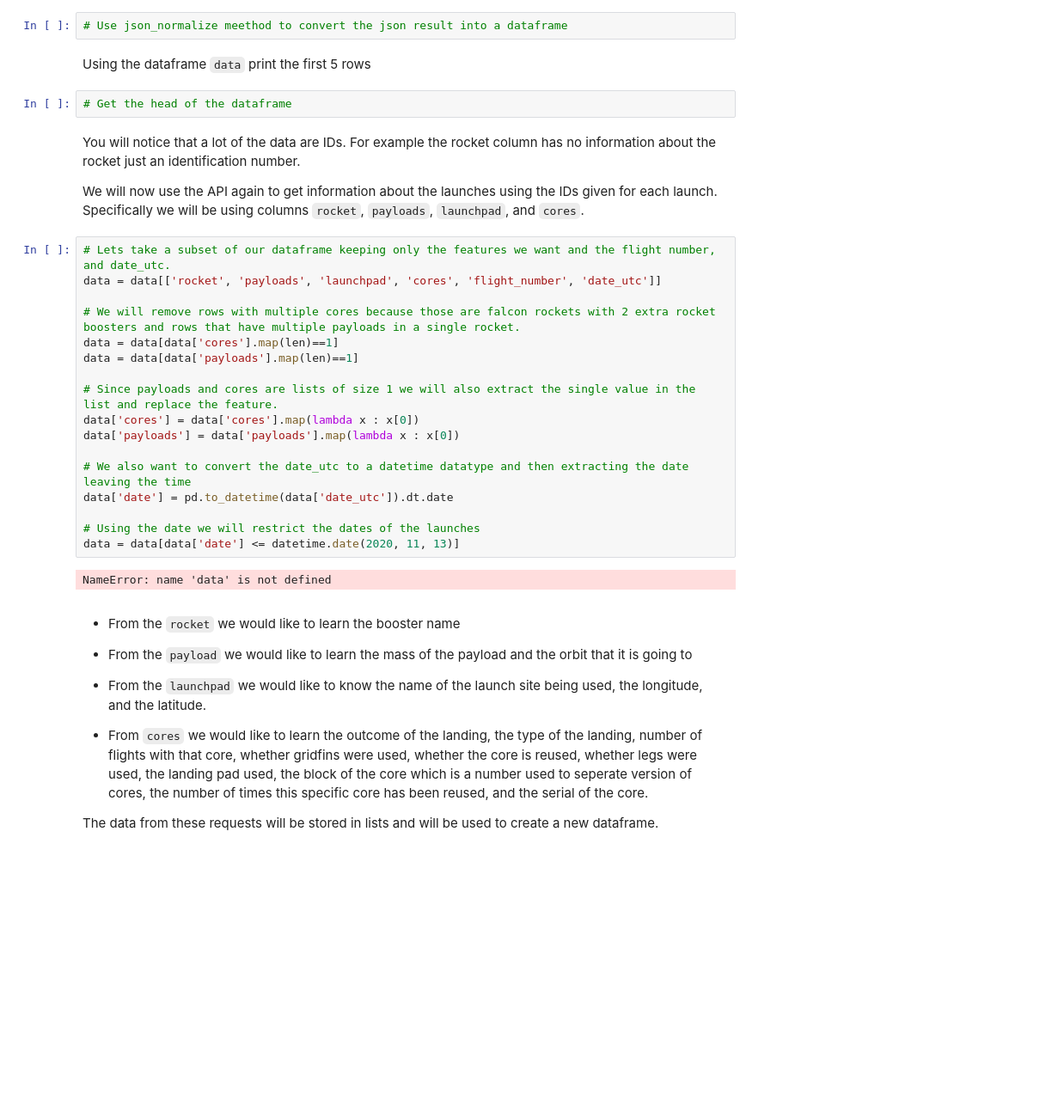
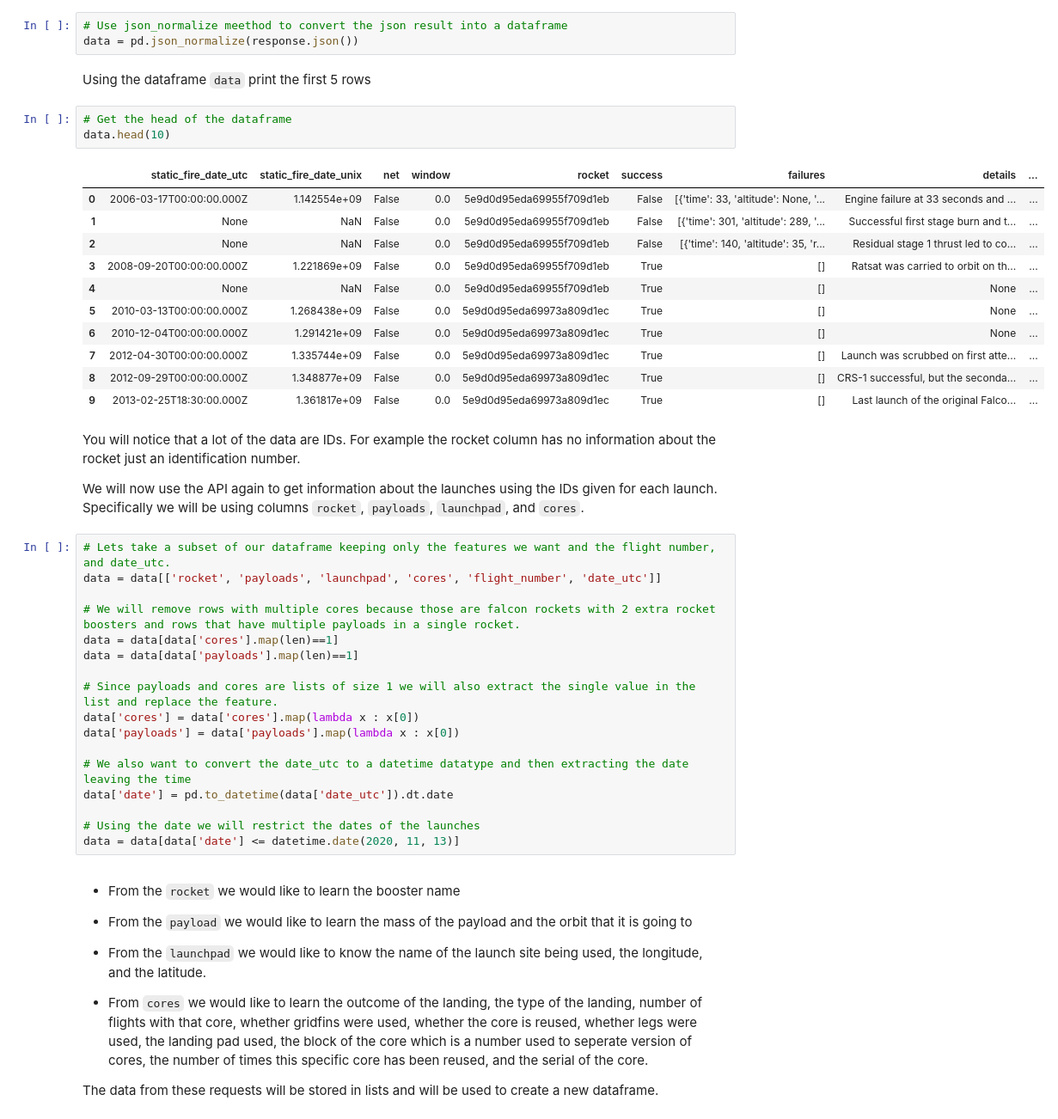
Before and after one commit to BaharehAhz/IBM-Capston-Gitfiles, a Jupyter notebook: week1/Data Collection API.ipynb, the cells around one changed output. Shown: that part at 86% size. Saved outputs shown, nothing was run; the diff lists cells and outputs as text; blank space fills up the shorter version.

Commit message:
data colection commit

```diff
--- a/week1/Data Collection API.ipynb
+++ b/week1/Data Collection API.ipynb
@@ -130,10 +130,24 @@ response.status_code
 Now we decode the response content as a Json using <code>.json()</code> and turn it into a Pandas dataframe using <code>.json_normalize()</code>
 # %%
 # Use json_normalize meethod to convert the json result into a dataframe
+data = pd.json_normalize(response.json())
 # %% [markdown]
 Using the dataframe <code>data</code> print the first 5 rows
 # %%
 # Get the head of the dataframe
+data.head(10)
+# %% [output]
+|  | static_fire_date_utc | static_fire_date_unix | net | window | rocket | success | failures | details | ... |
+| 0 | 2006-03-17T00:00:00.000Z | 1.142554e+09 | False | 0.0 | 5e9d0d95eda69955f709d1eb | False | [{'time': 33, 'altitude': None, '... | Engine failure at 33 seconds and ... | ... |
+| 1 | None | NaN | False | 0.0 | 5e9d0d95eda69955f709d1eb | False | [{'time': 301, 'altitude': 289, '... | Successful first stage burn and t... | ... |
+| 2 | None | NaN | False | 0.0 | 5e9d0d95eda69955f709d1eb | False | [{'time': 140, 'altitude': 35, 'r... | Residual stage 1 thrust led to co... | ... |
+| 3 | 2008-09-20T00:00:00.000Z | 1.221869e+09 | False | 0.0 | 5e9d0d95eda69955f709d1eb | True | [] | Ratsat was carried to orbit on th... | ... |
+| 4 | None | NaN | False | 0.0 | 5e9d0d95eda69955f709d1eb | True | [] | None | ... |
+| 5 | 2010-03-13T00:00:00.000Z | 1.268438e+09 | False | 0.0 | 5e9d0d95eda69973a809d1ec | True | [] | None | ... |
+| 6 | 2010-12-04T00:00:00.000Z | 1.291421e+09 | False | 0.0 | 5e9d0d95eda69973a809d1ec | True | [] | None | ... |
+| 7 | 2012-04-30T00:00:00.000Z | 1.335744e+09 | False | 0.0 | 5e9d0d95eda69973a809d1ec | True | [] | Launch was scrubbed on first atte... | ... |
+| 8 | 2012-09-29T00:00:00.000Z | 1.348877e+09 | False | 0.0 | 5e9d0d95eda69973a809d1ec | True | [] | CRS-1 successful, but the seconda... | ... |
+| 9 | 2013-02-25T18:30:00.000Z | 1.361817e+09 | False | 0.0 | 5e9d0d95eda69973a809d1ec | True | [] | Last launch of the original Falco... | ... |
 # %% [markdown]
 You will notice that a lot of the data are IDs. For example the rocket column has no information about the rocket just an identification number.
 
@@ -155,8 +169,6 @@ data['date'] = pd.to_datetime(data['date_utc']).dt.date
 
 # Using the date we will restrict the dates of the launches
 data = data[data['date'] <= datetime.date(2020, 11, 13)]
-# %% [output]
-NameError: name 'data' is not defined
 # %% [markdown]
 * From the <code>rocket</code> we would like to learn the booster name
 
```
Also changed, not shown: parts of 7 cells of this notebook.
